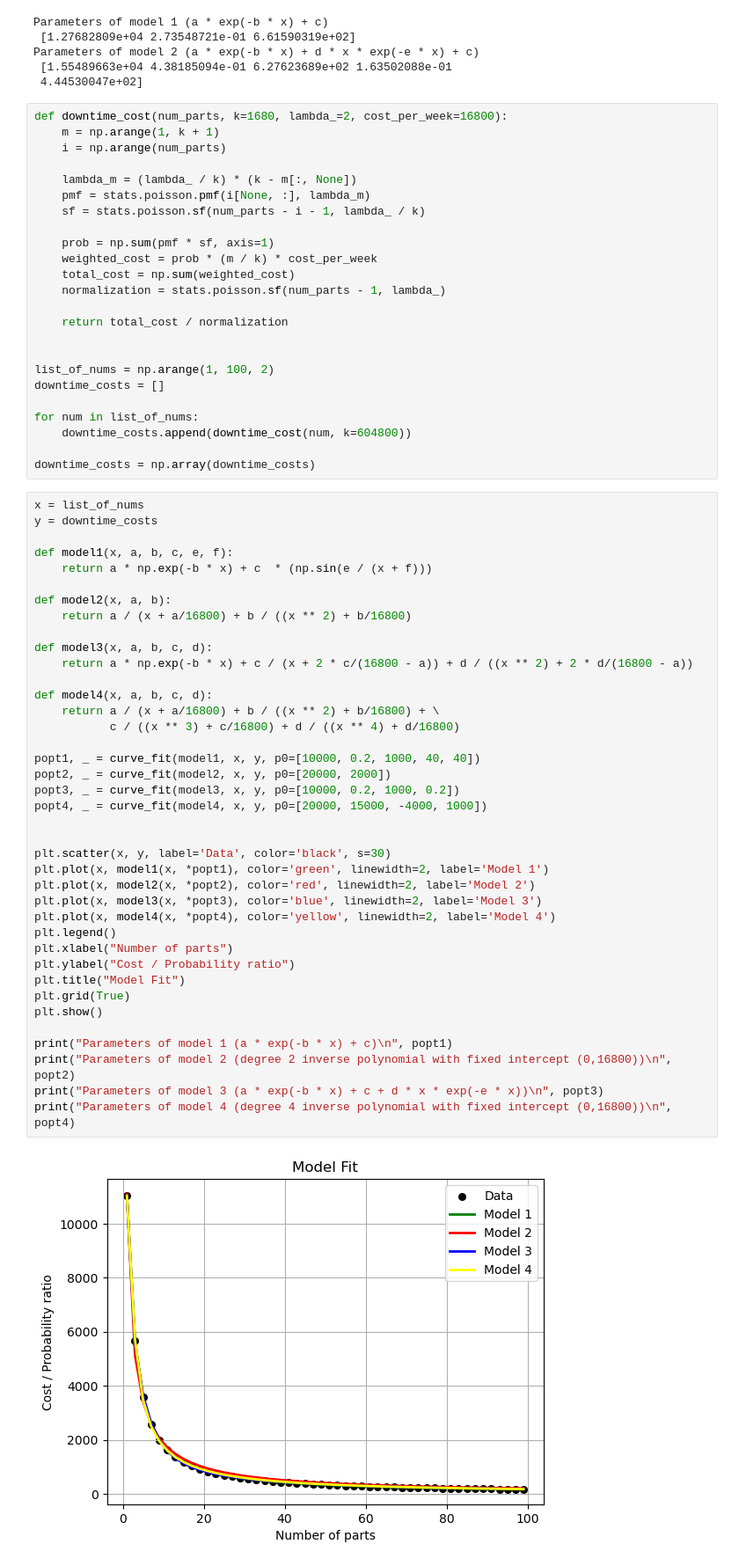
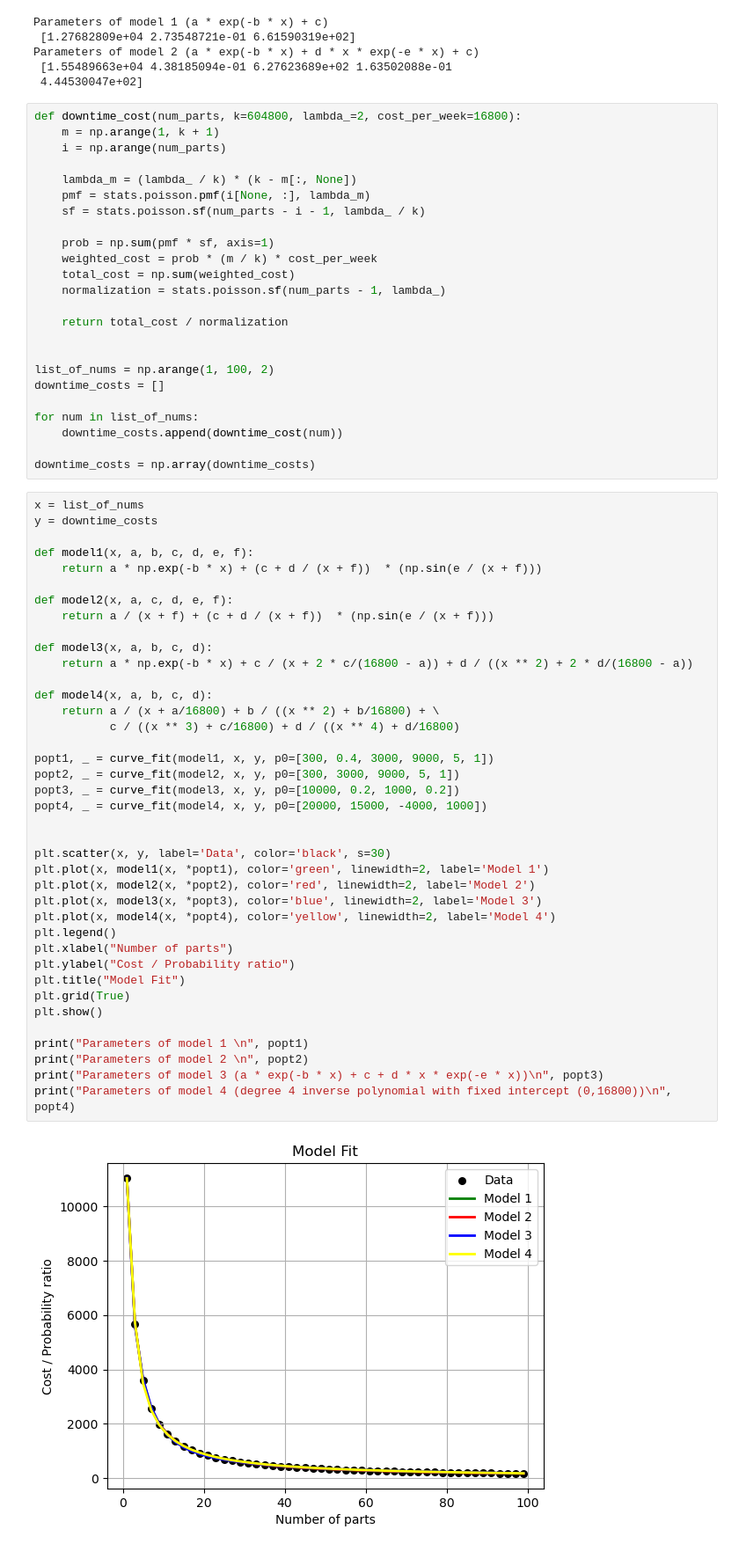
Before and after one commit to t-unger/Spare-Parts-Inventory, a Jupyter notebook: Shortage_cost_curve.ipynb, the cells around one changed output. Shown at 88% size. Cells and saved outputs as stored; diff of their text form.

```diff
--- a/Shortage_cost_curve.ipynb
+++ b/Shortage_cost_curve.ipynb
@@ -160,7 +160,7 @@ Parameters of model 2 (a * exp(-b * x) + d * x * exp(-e * x) + c)
  [1.55489663e+04 4.38185094e-01 6.27623689e+02 1.63502088e-01
  4.44530047e+02]
 # %%
-def downtime_cost(num_parts, k=1680, lambda_=2, cost_per_week=16800):
+def downtime_cost(num_parts, k=604800, lambda_=2, cost_per_week=16800):
     m = np.arange(1, k + 1)
     i = np.arange(num_parts)
 
@@ -180,47 +180,47 @@ list_of_nums = np.arange(1, 100, 2)
 downtime_costs = []
 
 for num in list_of_nums:
-    downtime_costs.append(downtime_cost(num, k=604800))
+    downtime_costs.append(downtime_cost(num))
 
 downtime_costs = np.array(downtime_costs)
 # %%
 x = list_of_nums
 y = downtime_costs
 
-def model1(x, a, b, c, e, f):
-    return a * np.exp(-b * x) + c  * (np.sin(e / (x + f)))
+def model1(x, a, b, c, d, e, f):
+    return a * np.exp(-b * x) + (c + d / (x + f))  * (np.sin(e / (x + f)))
 
-def model2(x, a, b):
-    return a / (x + a/16800) + b / ((x ** 2) + b/16800)
+def model2(x, a, c, d, e, f):
+    return a / (x + f) + (c + d / (x + f))  * (np.sin(e / (x + f)))
 
 def model3(x, a, b, c, d):
     return a * np.exp(-b * x) + c / (x + 2 * c/(16800 - a)) + d / ((x ** 2) + 2 * d/(16800 - a))
 
 def model4(x, a, b, c, d):
     return a / (x + a/16800) + b / ((x ** 2) + b/16800) + \
            c / ((x ** 3) + c/16800) + d / ((x ** 4) + d/16800)
 
-popt1, _ = curve_fit(model1, x, y, p0=[10000, 0.2, 1000, 40, 40])
-popt2, _ = curve_fit(model2, x, y, p0=[20000, 2000])
+popt1, _ = curve_fit(model1, x, y, p0=[300, 0.4, 3000, 9000, 5, 1])
+popt2, _ = curve_fit(model2, x, y, p0=[300, 3000, 9000, 5, 1])
 popt3, _ = curve_fit(model3, x, y, p0=[10000, 0.2, 1000, 0.2])
 popt4, _ = curve_fit(model4, x, y, p0=[20000, 15000, -4000, 1000])
 
 
 plt.scatter(x, y, label='Data', color='black', s=30)
 plt.plot(x, model1(x, *popt1), color='green', linewidth=2, label='Model 1')
 plt.plot(x, model2(x, *popt2), color='red', linewidth=2, label='Model 2')
 plt.plot(x, model3(x, *popt3), color='blue', linewidth=2, label='Model 3')
 plt.plot(x, model4(x, *popt4), color='yellow', linewidth=2, label='Model 4')
 plt.legend()
 plt.xlabel("Number of parts")
 plt.ylabel("Cost / Probability ratio")
 plt.title("Model Fit")
 plt.grid(True)
 plt.show()
 
-print("Parameters of model 1 (a * exp(-b * x) + c)\n", popt1)
-print("Parameters of model 2 (degree 2 inverse polynomial with fixed intercept (0,16800))\n", popt2)
+print("Parameters of model 1 \n", popt1)
+print("Parameters of model 2 \n", popt2)
 print("Parameters of model 3 (a * exp(-b * x) + c + d * x * exp(-e * x))\n", popt3)
 print("Parameters of model 4 (degree 4 inverse polynomial with fixed intercept (0,16800))\n", popt4)
 # %% [output]
-[figure, old version]
+[figure, new version]
```
Also changed, not shown: parts of 3 cells of this notebook, 2 other files.
